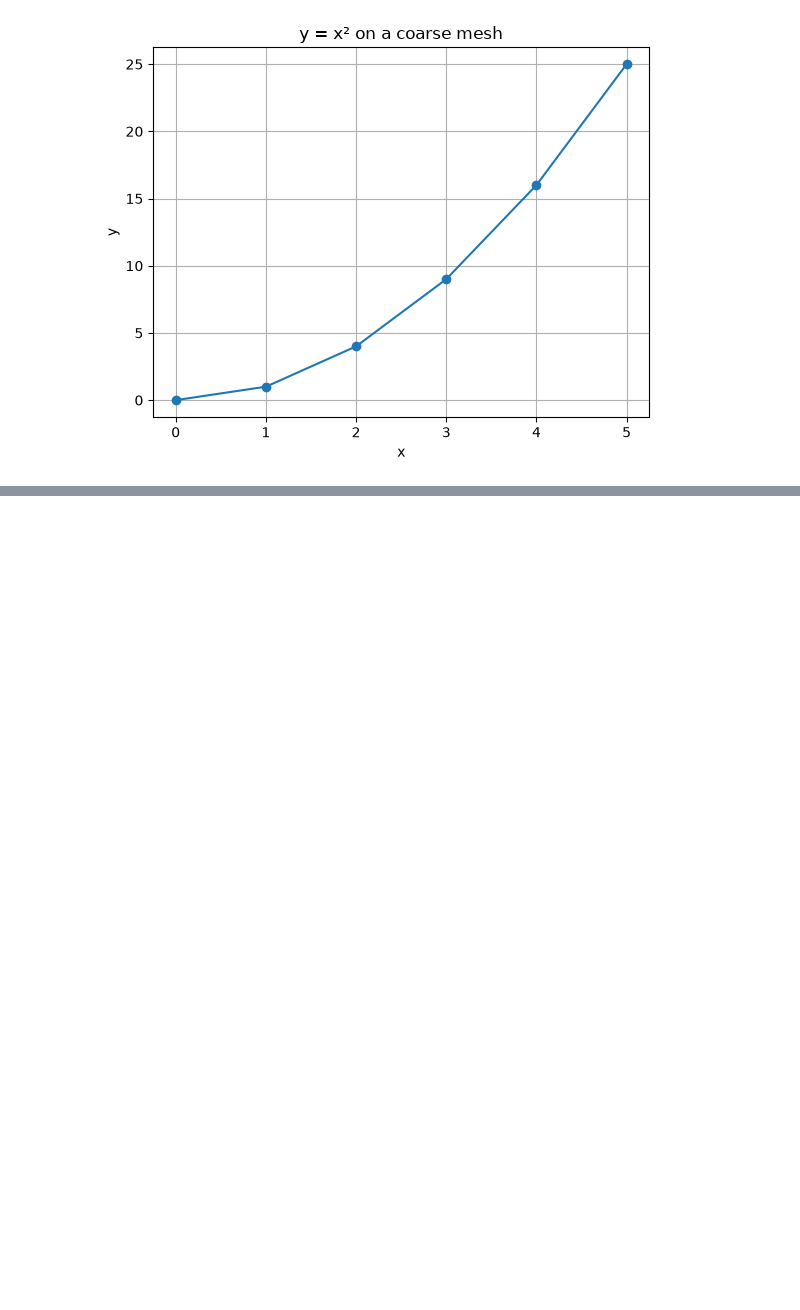
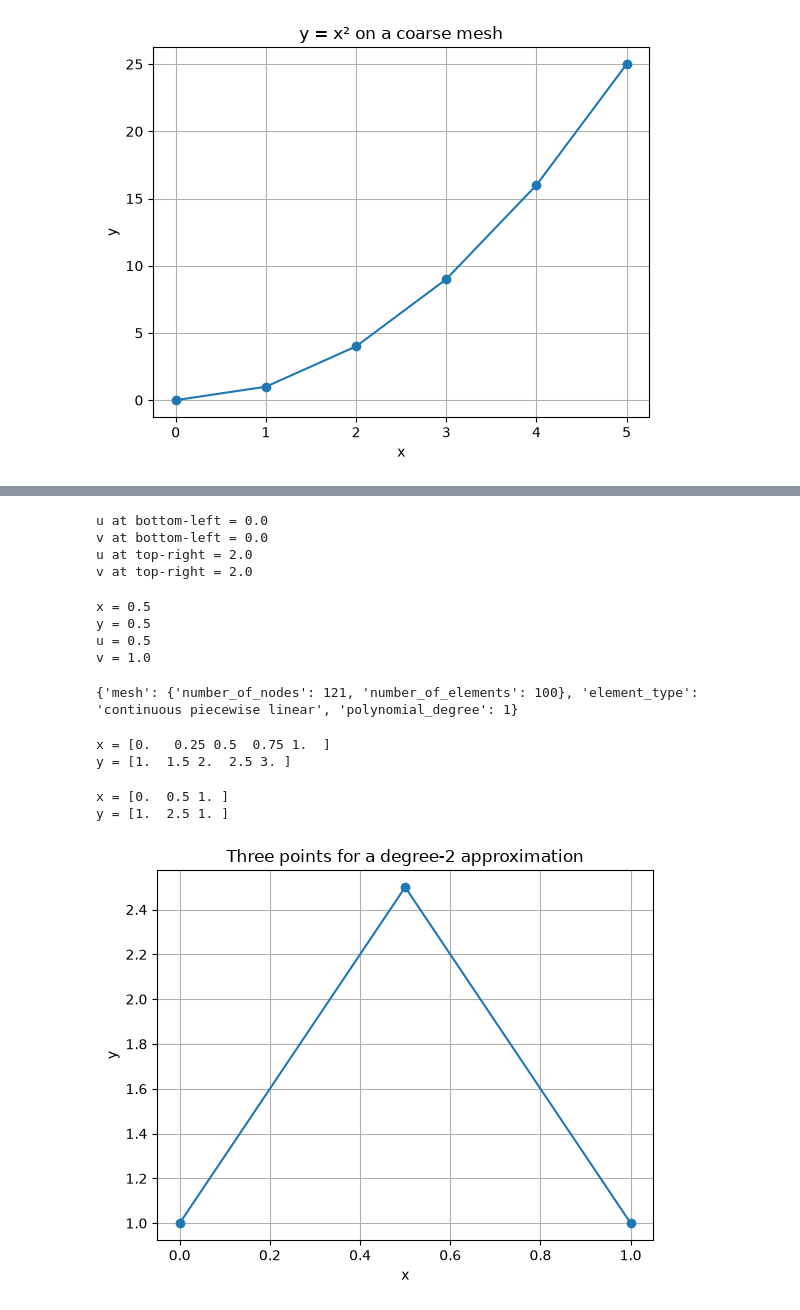
Before and after one commit to elizabethhatherley/learning, a Jupyter notebook: scientific_computing.ipynb, the cells around one changed output, grey strips where cells are left out. Cells and saved outputs as stored; diff of their text form; code cells hidden in the pictures; blank space fills up the shorter version.

Commit message:
Continue function spaces lesson

```diff
--- a/scientific_computing.ipynb
+++ b/scientific_computing.ipynb
@@ -275,0 +511,65 @@ plt.show()
+# %%
+v = X_fine + Y_fine
+
+print("u at bottom-left =", u_fine[0, 0])
+print("v at bottom-left =", v[0, 0])
+
+print("u at top-right =", u_fine[-1, -1])
+print("v at top-right =", v[-1, -1])
+# %% [output]
+u at bottom-left = 0.0
+v at bottom-left = 0.0
+u at top-right = 2.0
+v at top-right = 2.0
+# %%
+i = 5
+j = 5
+
+print("x =", X_fine[i, j])
+print("y =", Y_fine[i, j])
+print("u =", u_fine[i, j])
+print("v =", v[i, j])
+# %% [output]
+x = 0.5
+y = 0.5
+u = 0.5
+v = 1.0
+# %%
+function_space = {
+    "mesh": mesh,
+    "element_type": "continuous piecewise linear",
+    "polynomial_degree": 1
+}
+
+print(function_space)
+# %% [output]
+{'mesh': {'number_of_nodes': 121, 'number_of_elements': 100}, 'element_type': 'continuous piecewise linear', 'polynomial_degree': 1}
+# %%
+x = np.linspace(0, 1, 5)
+y = 2*x + 1
+
+print("x =", x)
+print("y =", y)
+# %% [output]
+x = [0.   0.25 0.5  0.75 1.  ]
+y = [1.  1.5 2.  2.5 3. ]
+# %%
+x = np.array([0, 0.5, 1])
+y = np.array([1, 2.5, 1])
+
+print("x =", x)
+print("y =", y)
+# %% [output]
+x = [0.  0.5 1. ]
+y = [1.  2.5 1. ]
+# %%
+plt.plot(x, y, "o-")
+
+plt.xlabel("x")
+plt.ylabel("y")
+plt.title("Three points for a degree-2 approximation")
+
+plt.grid()
+plt.show()
+# %% [output]
+[figure, added]
```
Also changed, not shown: parts of 26 cells of this notebook.
